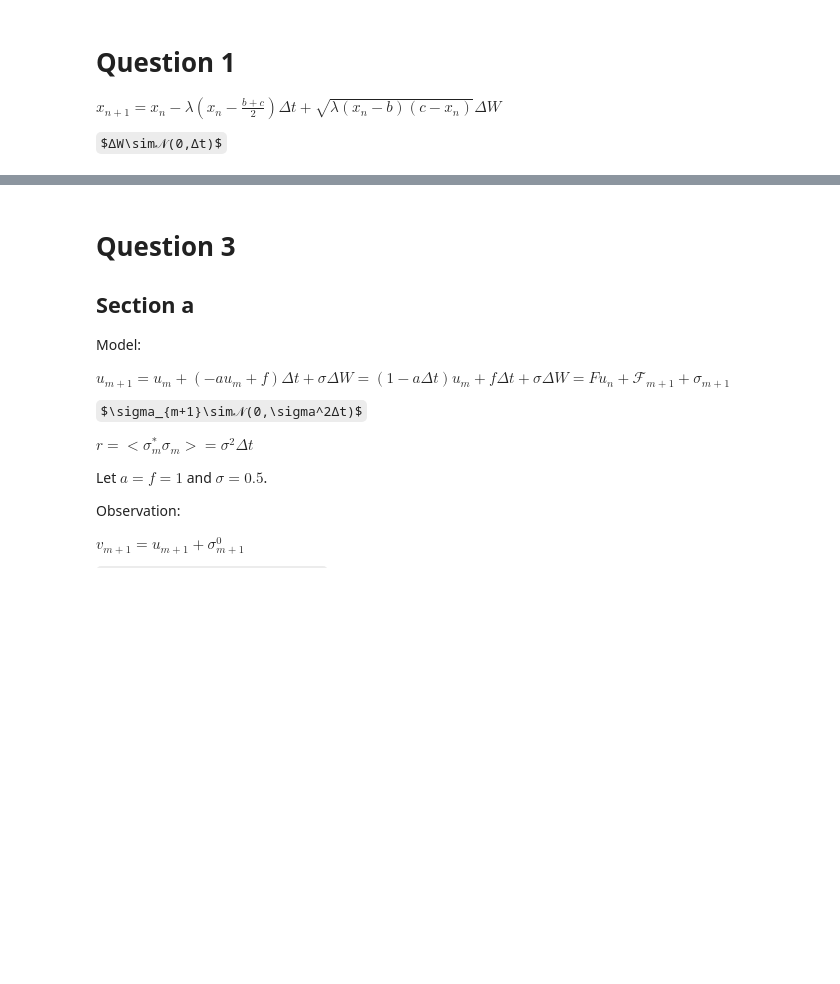
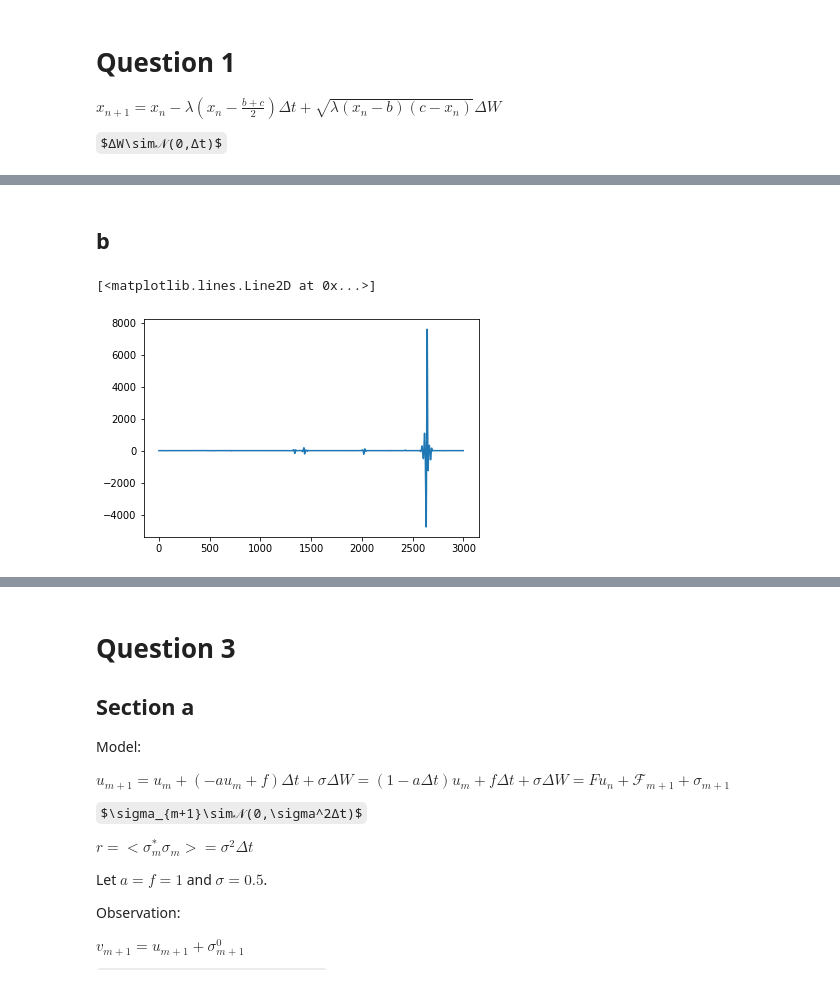
Before and after one commit to Guidong99/Colab, a Jupyter notebook: 833hw4.ipynb, the cells around one changed output, grey strips where cells are left out. Cells and saved outputs as stored; diff of their text form; code cells hidden in the pictures; some formulas as TeX source; blank space fills up the shorter version.

```diff
--- a/833hw4.ipynb
+++ b/833hw4.ipynb
@@ -37,0 +75,8 @@ plt.show()
+# %% [markdown]
+## b
+# %%
+s=TimeSeries(1,0.3,0.8,0.5,0.5)
+plt.plot(s)
+# %% [output]
+[<matplotlib.lines.Line2D at 0x...>]
+[figure, added]
```
Also changed, not shown: parts of 16 cells of this notebook.
